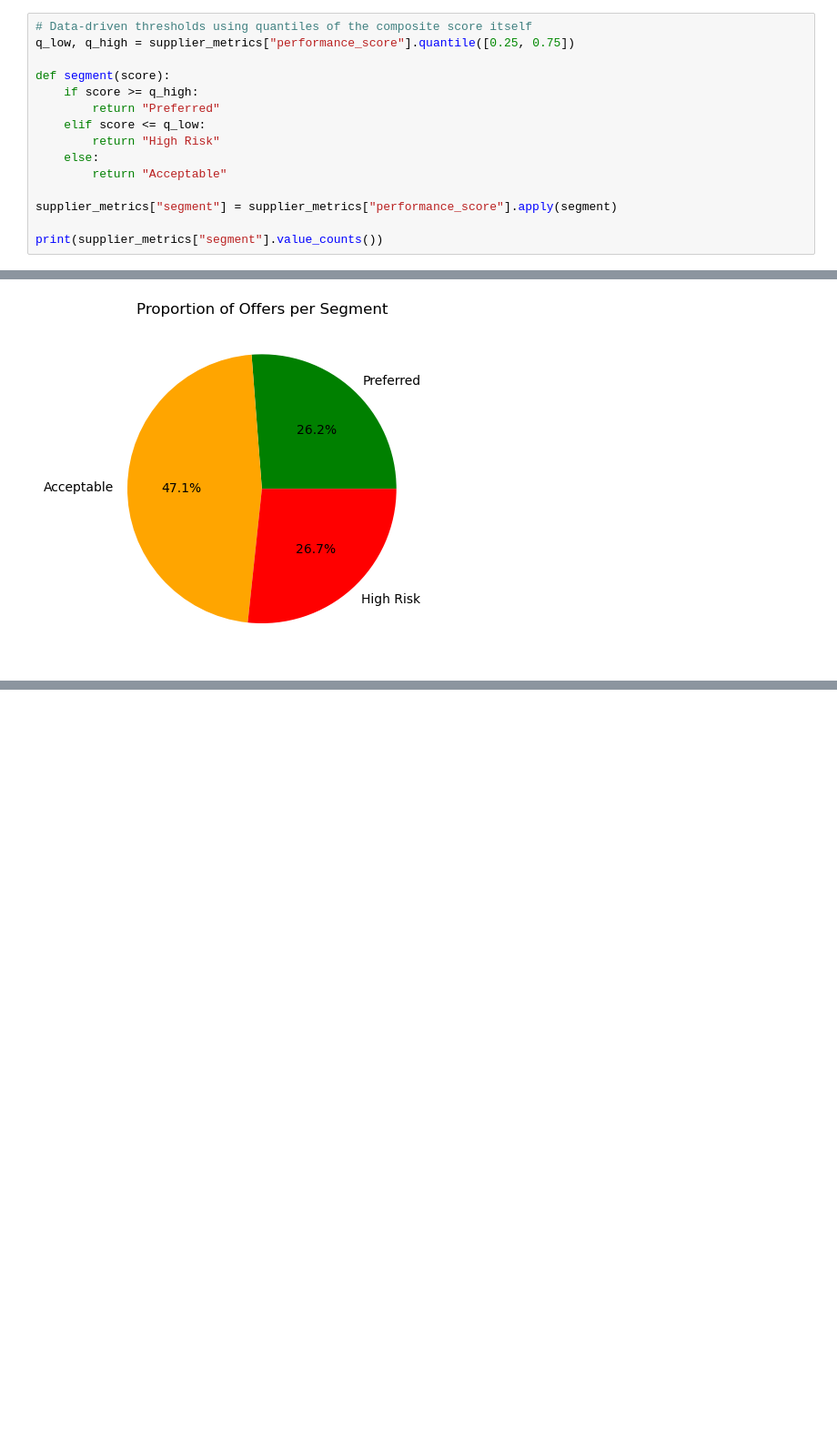
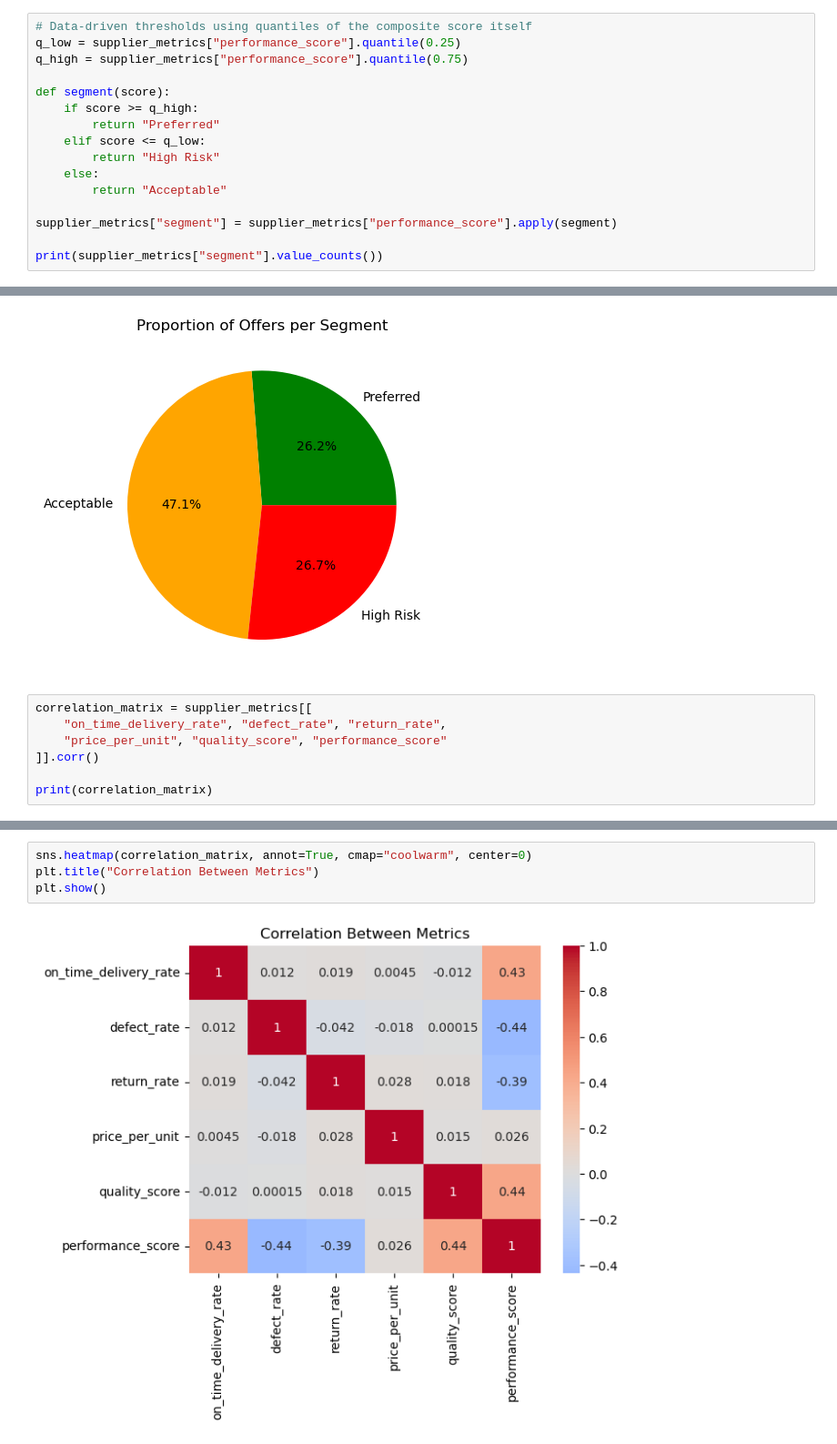
Before and after one commit to soumya-pandey22/procurement-offer-risk-scoring, a Jupyter notebook: supplier_performance_analysis.ipynb, the cells around one changed output, grey strips where cells are left out. Shown at 91% size. Drawn from its saved outputs; the diff is of its cells as text; blank space fills up the shorter version.

```diff
--- a/supplier_performance_analysis.ipynb
+++ b/supplier_performance_analysis.ipynb
@@ -160,7 +160,8 @@ max        25.000000
 Name: performance_score, dtype: float64
 # %%
 # Data-driven thresholds using quantiles of the composite score itself
-q_low, q_high = supplier_metrics["performance_score"].quantile([0.25, 0.75])
+q_low = supplier_metrics["performance_score"].quantile(0.25)
+q_high = supplier_metrics["performance_score"].quantile(0.75)
 
 def segment(score):
     if score >= q_high:
@@ -217,3 +218,10 @@ plt.ylabel("")
 plt.show()
 # %% [output]
 [figure]
+# %%
+correlation_matrix = supplier_metrics[[
+    "on_time_delivery_rate", "defect_rate", "return_rate",
+    "price_per_unit", "quality_score", "performance_score"
+]].corr()
+
+print(correlation_matrix)
@@ -219,0 +244,6 @@ plt.show()
+# %%
+sns.heatmap(correlation_matrix, annot=True, cmap="coolwarm", center=0)
+plt.title("Correlation Between Metrics")
+plt.show()
+# %% [output]
+[figure, added]
```
Also changed, not shown: parts of 3 cells of this notebook.
